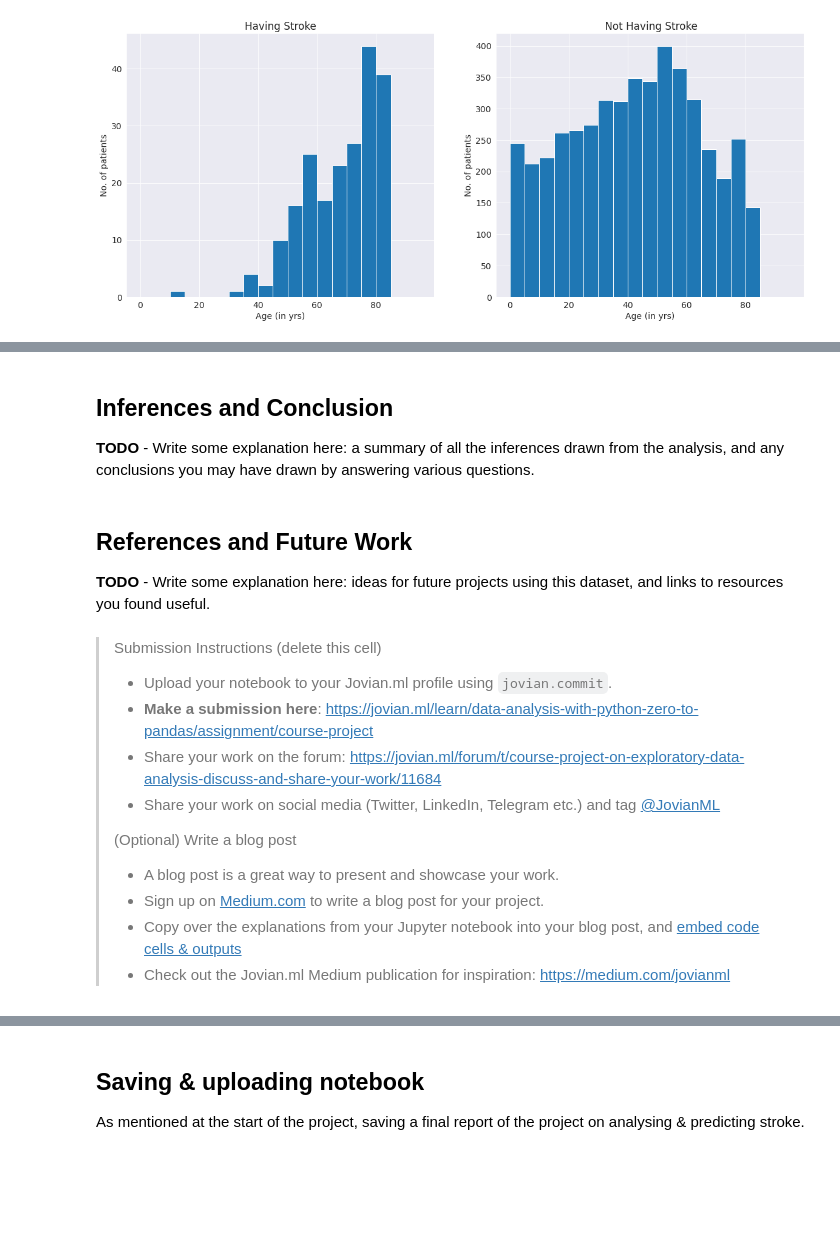
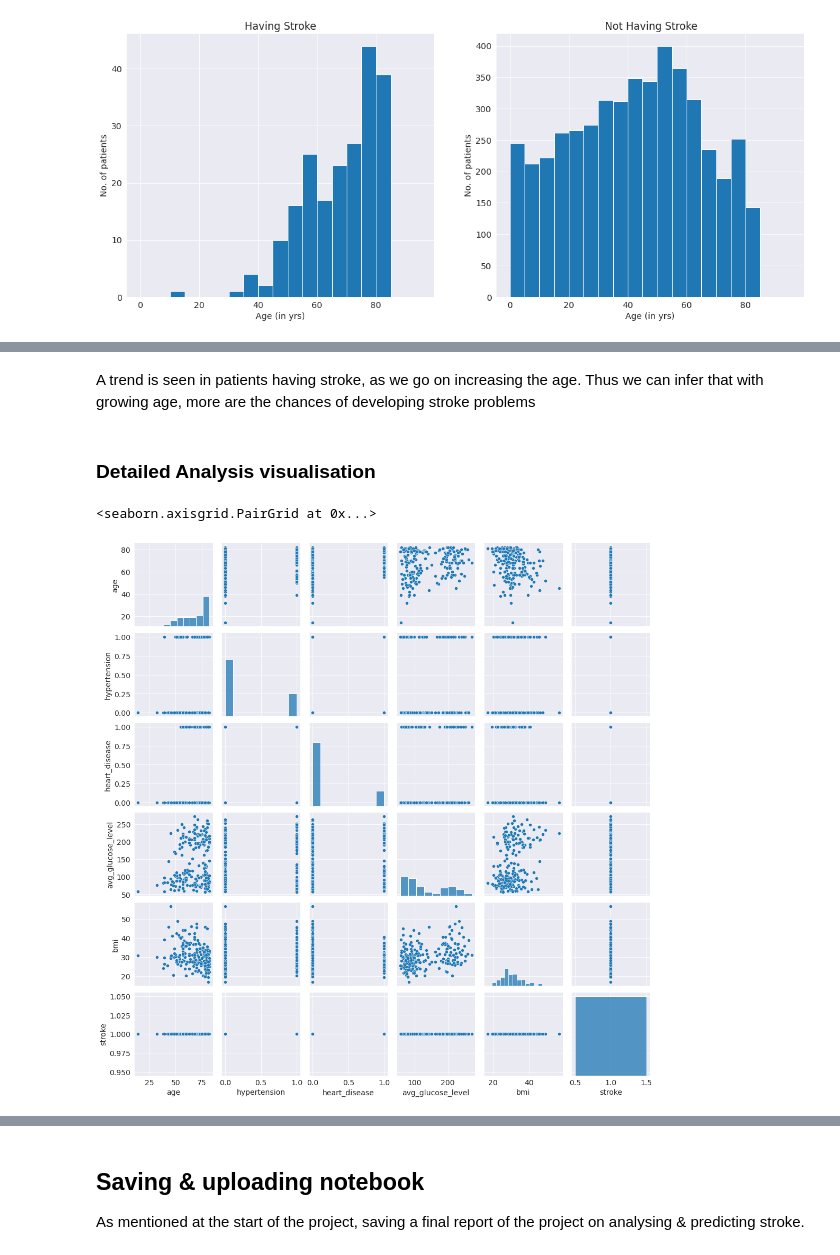
Before and after one commit to aamleen/Stroke-Analysis-and-Prediction, a Jupyter notebook: stroke_analysis_and_prediction.ipynb, the cells around one changed output, grey strips where cells are left out. Drawn from its saved outputs; the diff is of its cells as text; code cells hidden in the pictures; blank space fills up the shorter version.

Commit message:
Completed with the first detailed part of the analysis

```diff
--- a/stroke_analysis_and_prediction.ipynb
+++ b/stroke_analysis_and_prediction.ipynb
@@ -510,22 +318,9 @@ TODO - write some explanation here.
-# %% [markdown]
-## Inferences and Conclusion
-
-**TODO** - Write some explanation here: a summary of all the inferences drawn from the analysis, and any conclusions you may have drawn by answering various questions.
-# %% [markdown]
-## References and Future Work
-
-**TODO** - Write some explanation here: ideas for future projects using this dataset, and links to resources you found useful.
-# %% [markdown]
-> Submission Instructions (delete this cell)
->
-> - Upload your notebook to your Jovian.ml profile using `jovian.commit`.
-> - **Make a submission here**: https://jovian.ml/learn/data-analysis-with-python-zero-to-pandas/assignment/course-project
-> - Share your work on the forum: https://jovian.ml/forum/t/course-project-on-exploratory-data-analysis-discuss-and-share-your-work/11684
-> - Share your work on social media (Twitter, LinkedIn, Telegram etc.) and tag [@JovianML](https://twitter.com/jovianml)
->
-> (Optional) Write a blog post
->
-> - A blog post is a great way to present and showcase your work.
-> - Sign up on [Medium.com](https://medium.com) to write a blog post for your project.
-> - Copy over the explanations from your Jupyter notebook into your blog post, and [embed code cells & outputs](https://medium.com/jovianml/share-and-embed-jupyter-notebooks-online-with-jovian-ml-df709a03064e)
-> - Check out the Jovian.ml Medium publication for inspiration: https://medium.com/jovianml
+# %% [markdown]
+A trend is seen in patients having stroke, as we go on increasing the age. Thus we can infer that with growing age, more are the chances of developing stroke problems
+# %% [markdown]
+### Detailed Analysis visualisation
+# %%
+sns.pairplot(having_stroke_df)
+# %% [output]
+<seaborn.axisgrid.PairGrid at 0x...>
+[figure, added]
```
Also changed, not shown: parts of 55 cells of this notebook.
